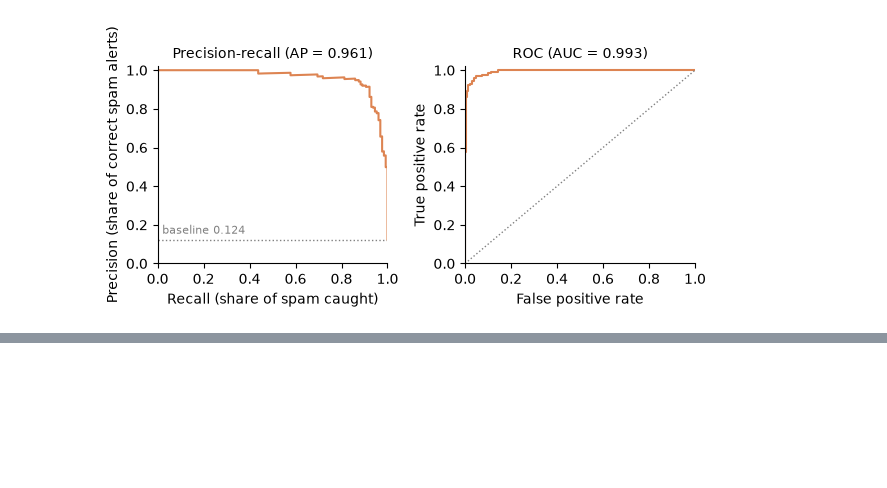
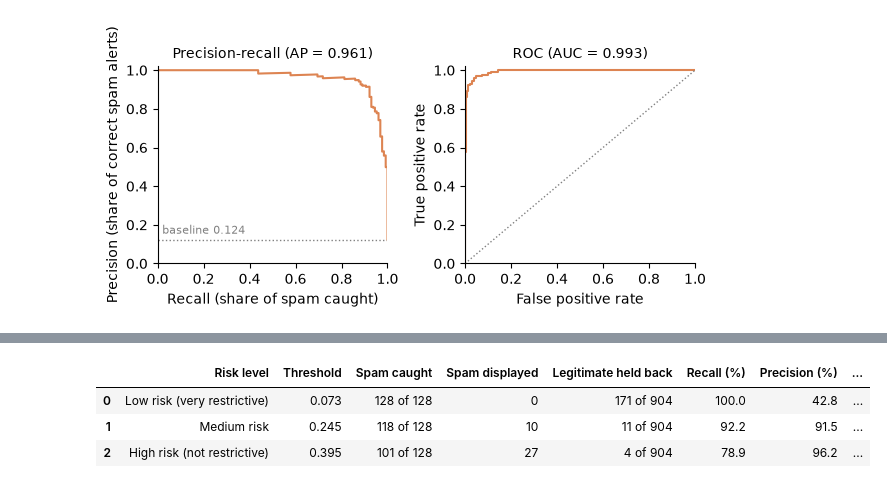
Before and after one commit to santi753/IU_Model_Engineering, a Jupyter notebook: notebooks/spam_filter.ipynb, the cells around one changed output, grey strips where cells are left out. Saved outputs shown, nothing was run; the diff lists cells and outputs as text; code cells hidden in the pictures; blank space fills up the shorter version.

```diff
--- a/notebooks/spam_filter.ipynb
+++ b/notebooks/spam_filter.ipynb
@@ -736,0 +751,23 @@ save_figure(fig, "fig_test_curves.png")
+# %%
+# 6.1 Risk levels: thresholds chosen on the training data
+from sklearn.model_selection import cross_val_predict
+
+RECALL_TARGETS = {"Low risk (very restrictive)": 0.98,
+                  "Medium risk": 0.90,
+                  "High risk (not restrictive)": 0.80}
+
+# Out-of-fold scores: every training message is scored by a model that did not see it
+training_scores = cross_val_predict(spam_filter, X_train, y_train, cv=cv, method="predict_proba")[:, 1]
+train_precision, train_recall, train_thresholds = precision_recall_curve(y_train, training_scores)
+
+
+def threshold_for_recall(target_recall: float) -> float:
+    """Highest threshold that still catches at least the target share of spam."""
+    reachable = train_recall[:-1] >= target_recall  # the last curve point has no threshold
+    return float(train_thresholds[reachable].max())
+
+
+risk_thresholds = {level: threshold_for_recall(target) for level, target in RECALL_TARGETS.items()}
+for level, threshold in risk_thresholds.items():
+    logger.info("%-28s target recall %.2f -> threshold %.3f",
+                level, RECALL_TARGETS[level], threshold)
@@ -736,0 +778,22 @@ save_figure(fig, "fig_test_curves.png")
+# %%
+# 6.2 What each risk level does on the test set
+risk_rows = []
+for level, threshold in risk_thresholds.items():
+    flagged = (test_scores >= threshold).astype(int)
+    tn_l, fp_l, fn_l, tp_l = confusion_matrix(y_test, flagged).ravel()
+    risk_rows.append({
+        "Risk level": level,
+        "Threshold": round(threshold, 3),
+        "Spam caught": f"{tp_l} of {tp_l + fn_l}",
+        "Spam displayed": fn_l,
+        "Legitimate held back": f"{fp_l} of {tn_l + fp_l}",
+        "Recall (%)": round(100 * tp_l / (tp_l + fn_l), 1),
+        "Precision (%)": round(100 * tp_l / (tp_l + fp_l), 1),
+        "To review folder per 1,000 messages": round(1000 * (tp_l + fp_l) / len(y_test)),
+    })
+
+risk_table = pd.DataFrame(risk_rows)
+risk_table.to_csv(TABLES_DIR / "tab_risk_levels.csv", index=False)
+logger.info("Saved tab_risk_levels.csv")
+risk_table
+# %% [output]
@@ -736,0 +801,4 @@ save_figure(fig, "fig_test_curves.png")
+|  | Risk level | Threshold | Spam caught | Spam displayed | Legitimate held back | Recall (%) | Precision (%) | ... |
+| 0 | Low risk (very restrictive) | 0.073 | 128 of 128 | 0 | 171 of 904 | 100.0 | 42.8 | ... |
+| 1 | Medium risk | 0.245 | 118 of 128 | 10 | 11 of 904 | 92.2 | 91.5 | ... |
+| 2 | High risk (not restrictive) | 0.395 | 101 of 128 | 27 | 4 of 904 | 78.9 | 96.2 | ... |
```
Also changed, not shown: parts of 4 cells of this notebook, 2 other files.
